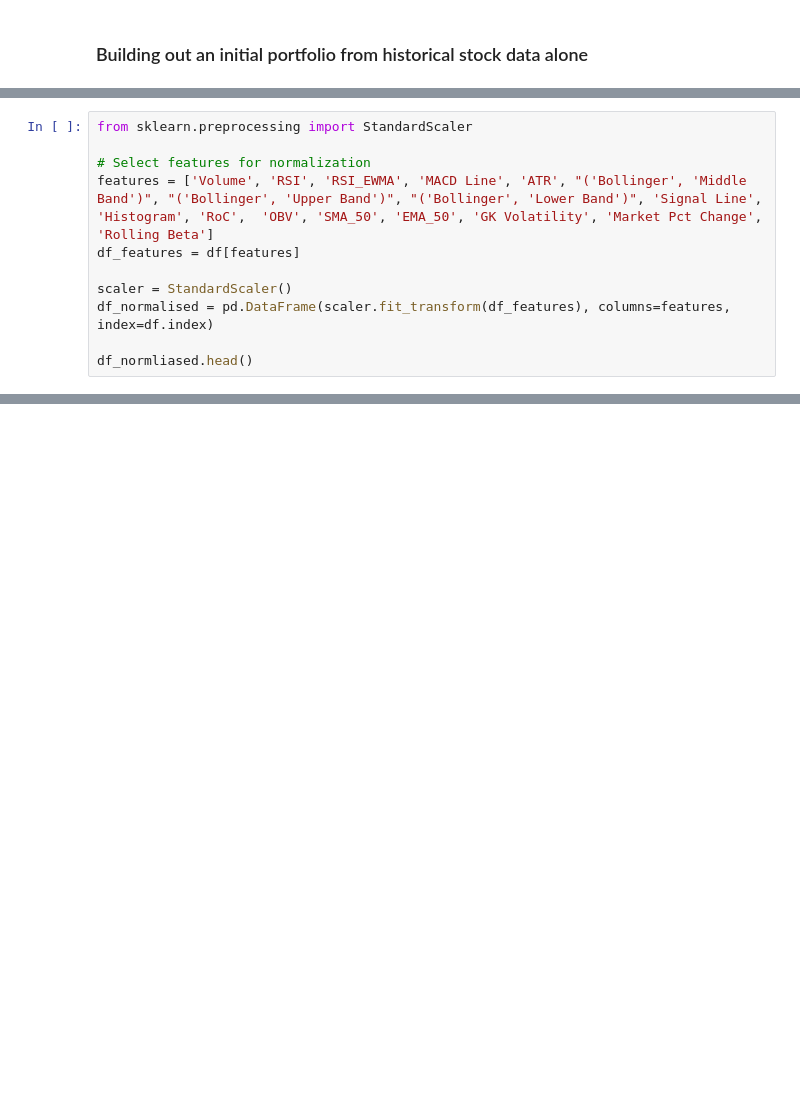
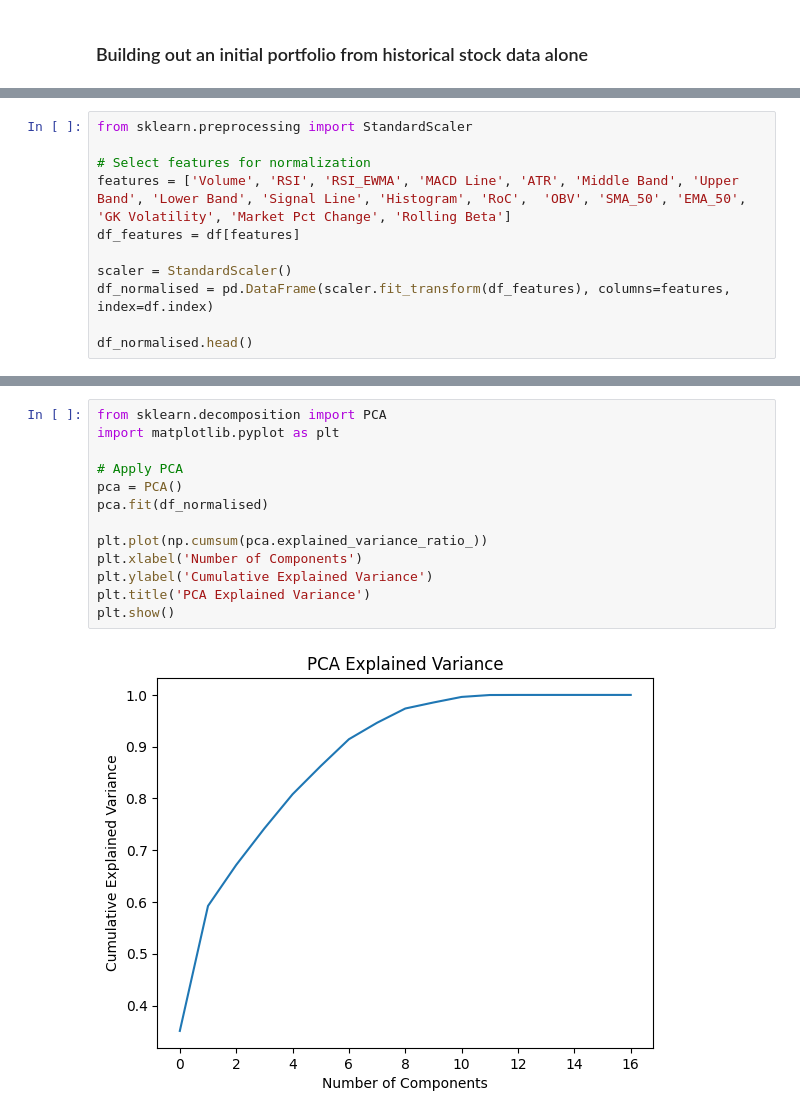
Before and after one commit to codyrosenzweig1/Quant_Trading_Basics_ML, a Jupyter notebook: Personal_Trading_Stratergy.ipynb, the cells around one changed output, grey strips where cells are left out. Drawn from its saved outputs; the diff is of its cells as text; blank space fills up the shorter version.

```diff
--- a/Personal_Trading_Stratergy.ipynb
+++ b/Personal_Trading_Stratergy.ipynb
@@ -816,11 +821,11 @@ quarterly_aggregated.head()
 from sklearn.preprocessing import StandardScaler
 
 # Select features for normalization
-features = ['Volume', 'RSI', 'RSI_EWMA', 'MACD Line', 'ATR', "('Bollinger', 'Middle Band')", "('Bollinger', 'Upper Band')", "('Bollinger', 'Lower Band')", 'Signal Line', 'Histogram', 'RoC',  'OBV', 'SMA_50', 'EMA_50', 'GK Volatility', 'Market Pct Change', 'Rolling Beta']
+features = ['Volume', 'RSI', 'RSI_EWMA', 'MACD Line', 'ATR', 'Middle Band', 'Upper Band', 'Lower Band', 'Signal Line', 'Histogram', 'RoC',  'OBV', 'SMA_50', 'EMA_50', 'GK Volatility', 'Market Pct Change', 'Rolling Beta']
 df_features = df[features]
 
 scaler = StandardScaler()
 df_normalised = pd.DataFrame(scaler.fit_transform(df_features), columns=features, index=df.index)
 
-df_normliased.head()
+df_normalised.head()
 # %% [output]
@@ -827,0 +839,15 @@ KeyError: '["(\'Bollinger\', \'Middle Band\')", "(\'Bollinger\', \'Upper Band\')
+# %%
+from sklearn.decomposition import PCA
+import matplotlib.pyplot as plt
+
+# Apply PCA
+pca = PCA()
+pca.fit(df_normalised)
+
+plt.plot(np.cumsum(pca.explained_variance_ratio_))
+plt.xlabel('Number of Components')
+plt.ylabel('Cumulative Explained Variance')
+plt.title('PCA Explained Variance')
+plt.show()
+# %% [output]
+[figure, added]
```
Also changed, not shown: parts of 4 cells of this notebook.
